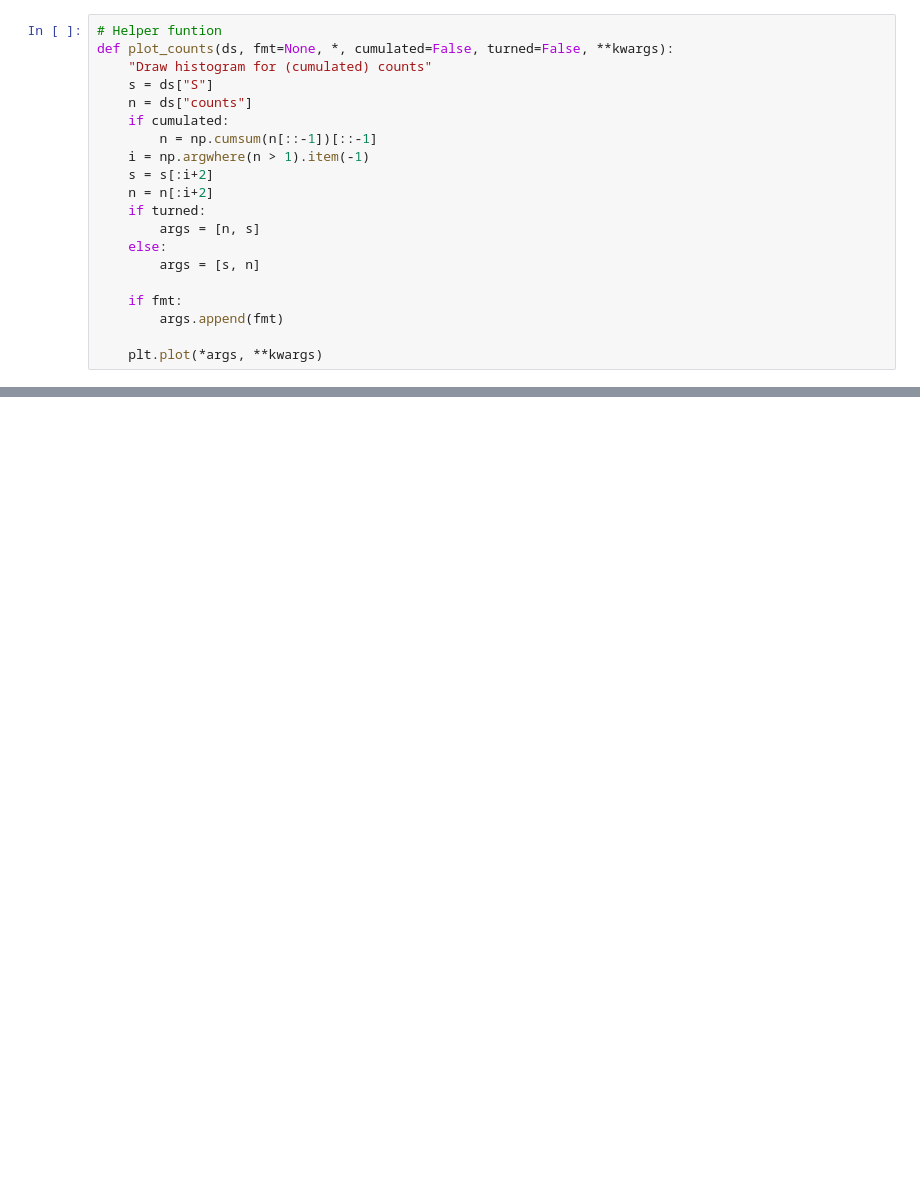
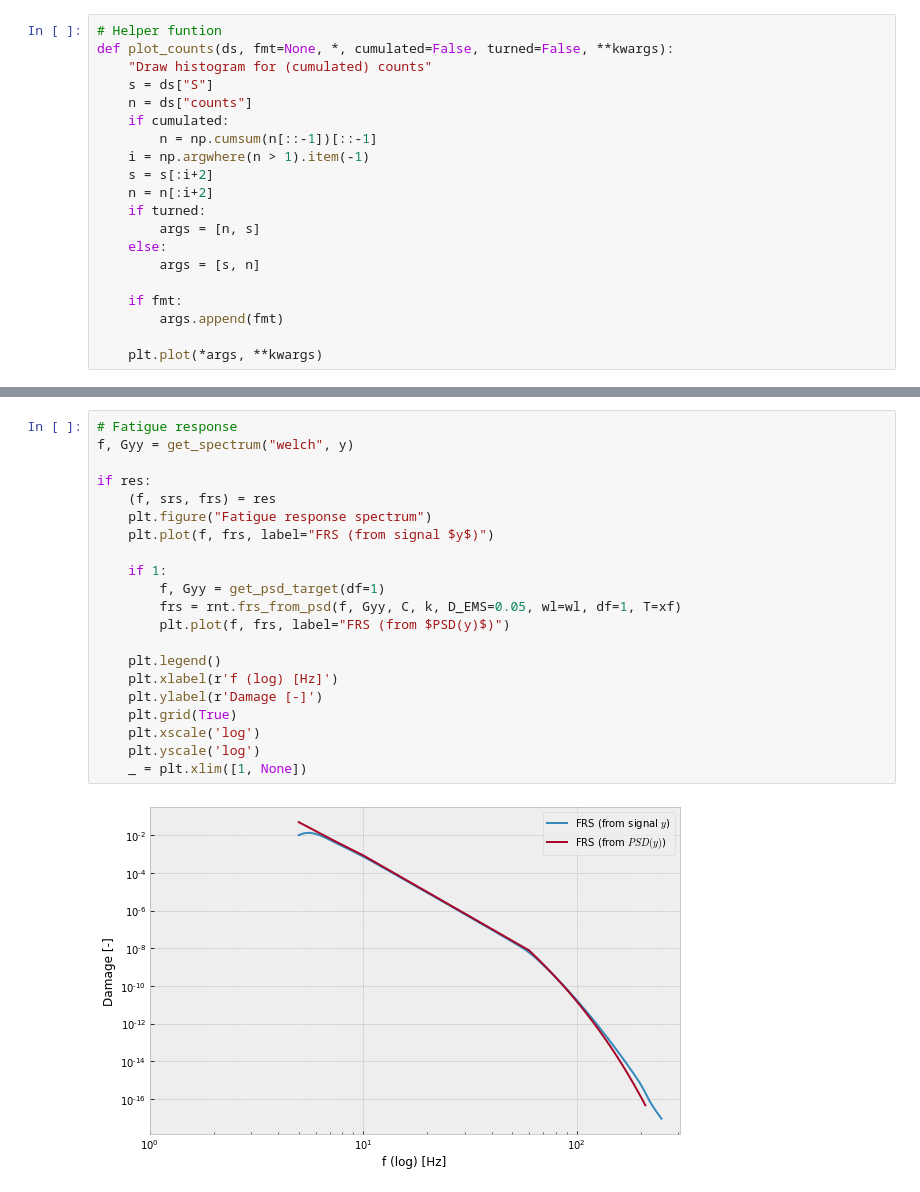
Before and after one commit to a-ma72/fatiguepy, a Jupyter notebook: bench/example.ipynb, the cells around one changed output, grey strips where cells are left out. Drawn from its saved outputs; the diff is of its cells as text; blank space fills up the shorter version.

```diff
--- a/bench/example.ipynb
+++ b/bench/example.ipynb
@@ -153,0 +179,23 @@ _ = plt.xlim([1, None])
+# %%
+# Fatigue response
+f, Gyy = get_spectrum("welch", y)
+
+if res:
+    (f, srs, frs) = res
+    plt.figure("Fatigue response spectrum")
+    plt.plot(f, frs, label="FRS (from signal $y$)")
+
+    if 1:
+        f, Gyy = get_psd_target(df=1)
+        frs = rnt.frs_from_psd(f, Gyy, C, k, D_EMS=0.05, wl=wl, df=1, T=xf)
+        plt.plot(f, frs, label="FRS (from $PSD(y)$)")
+
+    plt.legend()
+    plt.xlabel(r'f (log) [Hz]')
+    plt.ylabel(r'Damage [-]')
+    plt.grid(True)
+    plt.xscale('log')
+    plt.yscale('log')
+    _ = plt.xlim([1, None])
+# %% [output]
+[figure, added]
```
Also changed, not shown: parts of 12 cells of this notebook.
